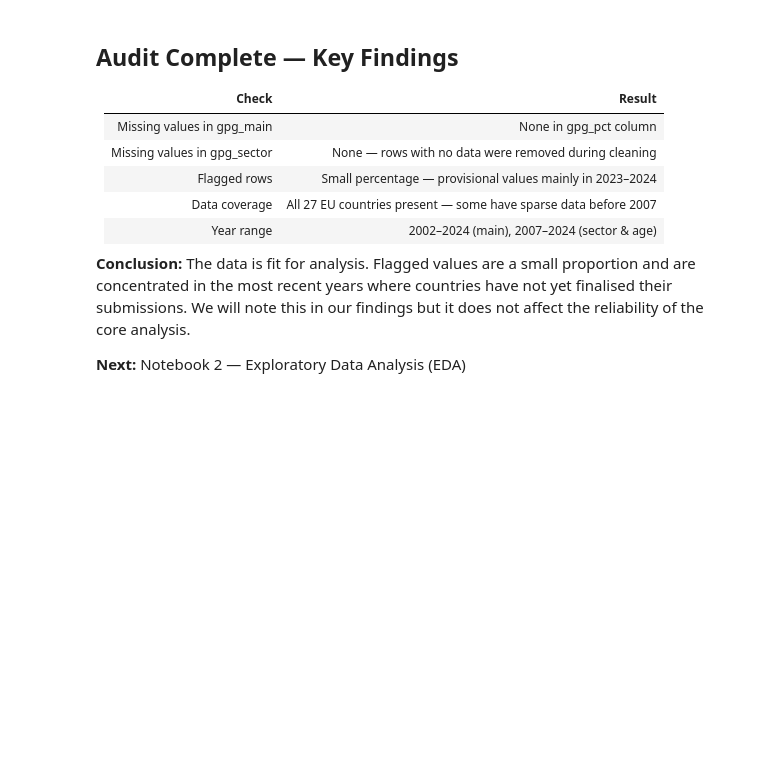
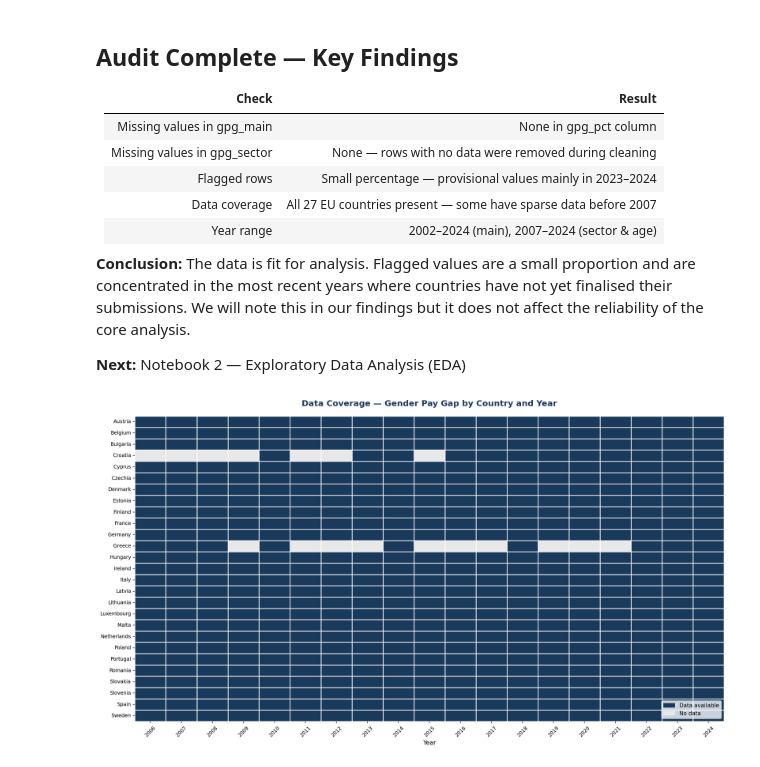
Before and after one commit to Yaw-Assensoh/eu-gender-pay-gap-analysis, a Jupyter notebook: notebooks/01_data_audit.ipynb, the cells around one changed output. Saved outputs shown, nothing was run; the diff lists cells and outputs as text; code cells hidden in the pictures; blank space fills up the shorter version.

```diff
--- a/notebooks/01_data_audit.ipynb
+++ b/notebooks/01_data_audit.ipynb
@@ -396,3 +380,81 @@ have not yet finalised their submissions. We will note this in our
 findings but it does not affect the reliability of the core analysis.
 
 **Next:** Notebook 2 — Exploratory Data Analysis (EDA)
+# %%
+import matplotlib.pyplot as plt
+import seaborn as sns
+import matplotlib.patches as mpatches
+
+plt.rcParams['font.family'] = 'sans-serif'
+
+# Create data coverage indicator
+coverage = gpg_main.copy()
+coverage['has_data'] = coverage['gpg_pct'].notna().astype(int)
+
+# Create pivot table
+pivot = coverage.pivot_table(
+    index='country',
+    columns='year',
+    values='has_data',
+    fill_value=0
+)
+
+# Show years from 2006 onwards
+pivot = pivot[[c for c in pivot.columns if c >= 2006]]
+
+# Create visualization
+fig, ax = plt.subplots(figsize=(16, 9))
+
+sns.heatmap(
+    pivot,
+    ax=ax,
+    cmap=['#E8E8E8', '#1A3A5C'],
+    linewidths=0.5,
+    linecolor='white',
+    cbar=False,
+    yticklabels=True
+)
+
+ax.set_title(
+    'Data Coverage — Gender Pay Gap by Country and Year',
+    pad=18,
+    fontsize=15,
+    fontweight='bold',
+    color='#1A3A5C'
+)
+
+ax.set_xlabel('Year', fontsize=11)
+ax.set_ylabel('')
+
+ax.tick_params(axis='x', rotation=45, labelsize=9)
+ax.tick_params(axis='y', labelsize=9)
+
+# Legend
+patch_yes = mpatches.Patch(
+    color='#1A3A5C',
+    label='Data available'
+)
+
+patch_no = mpatches.Patch(
+    color='#E8E8E8',
+    label='No data'
+)
+
+ax.legend(
+    handles=[patch_yes, patch_no],
+    loc='lower right',
+    frameon=True,
+    fontsize=10
+)
+
+plt.tight_layout()
+
+plt.savefig(
+    '../reports/figures/01_data_coverage_heatmap.png',
+    dpi=300,
+    bbox_inches='tight'
+)
+
+plt.show()
+# %% [output]
+[figure, added]
```
Also changed, not shown: parts of 2 cells of this notebook, 23 other files.
